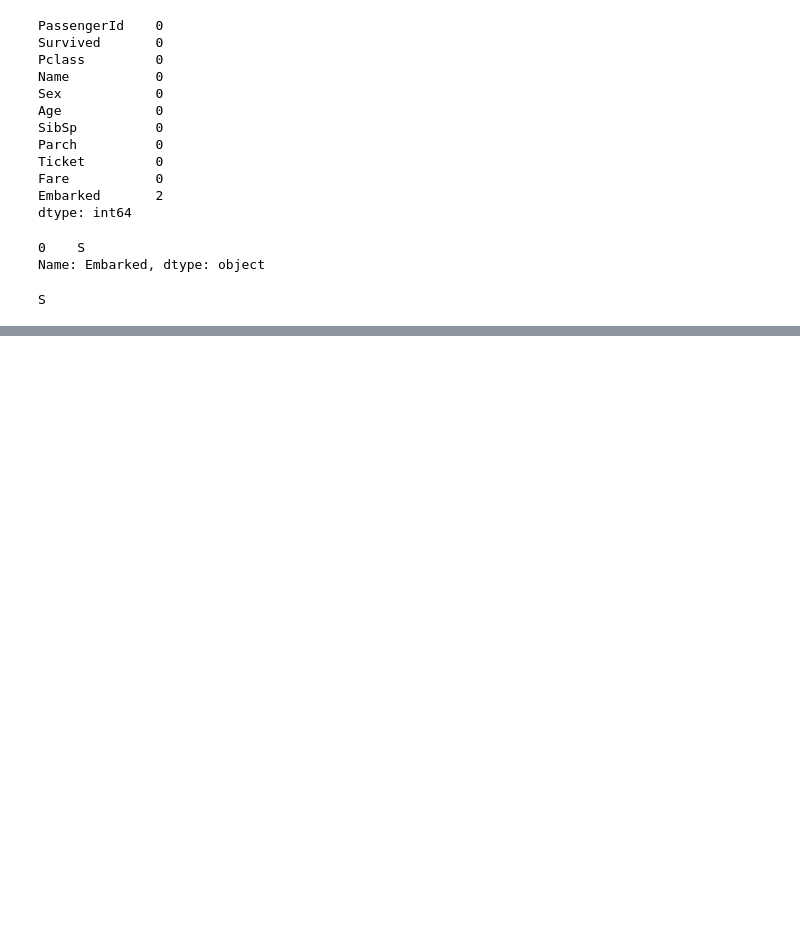
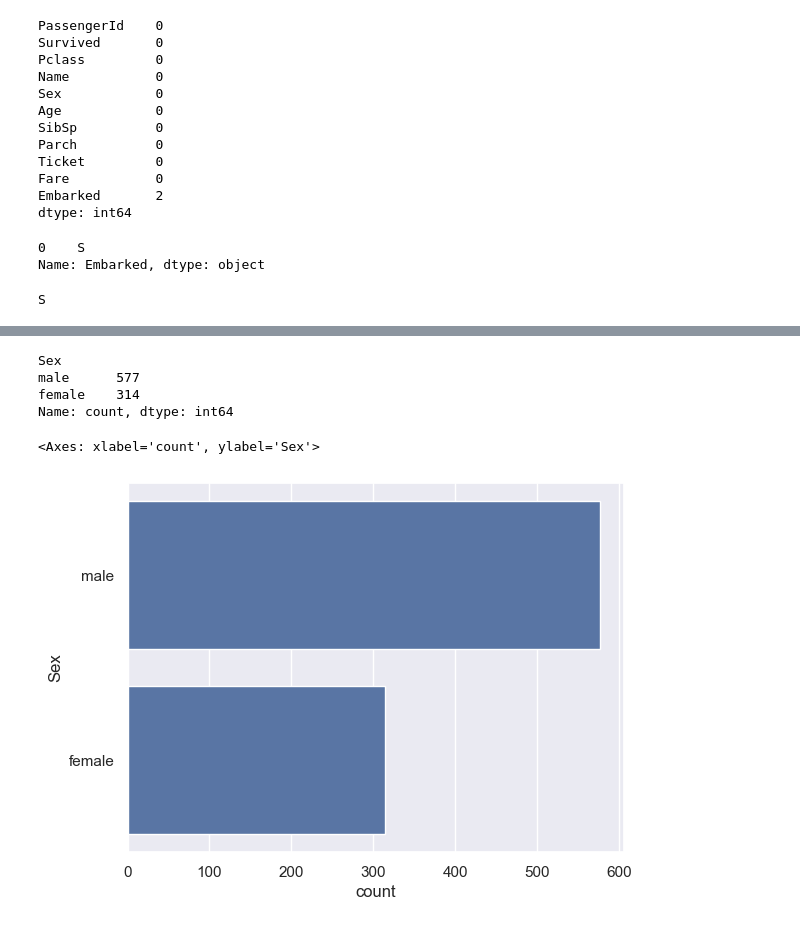
Before and after one commit to Aaratiii/Titanic_-Survival_Prediction, a Jupyter notebook: survival prediction.ipynb, the cells around one changed output, grey strips where cells are left out. Saved outputs shown, nothing was run; the diff lists cells and outputs as text; code cells hidden in the pictures; blank space fills up the shorter version.

```diff
--- a/survival prediction.ipynb
+++ b/survival prediction.ipynb
@@ -172,0 +219,12 @@ SyntaxError: invalid syntax. Perhaps you forgot a comma? (1389354527.py, line 1)
+# %%
+titanic_data [ 'Sex' ].value_counts()
+# %% [output]
+Sex
+male      577
+female    314
+Name: count, dtype: int64
+# %%
+sns.countplot(titanic_data ['Sex'])
+# %% [output]
+<Axes: xlabel='count', ylabel='Sex'>
+[figure, added]
```
Also changed, not shown: parts of 15 cells of this notebook.
